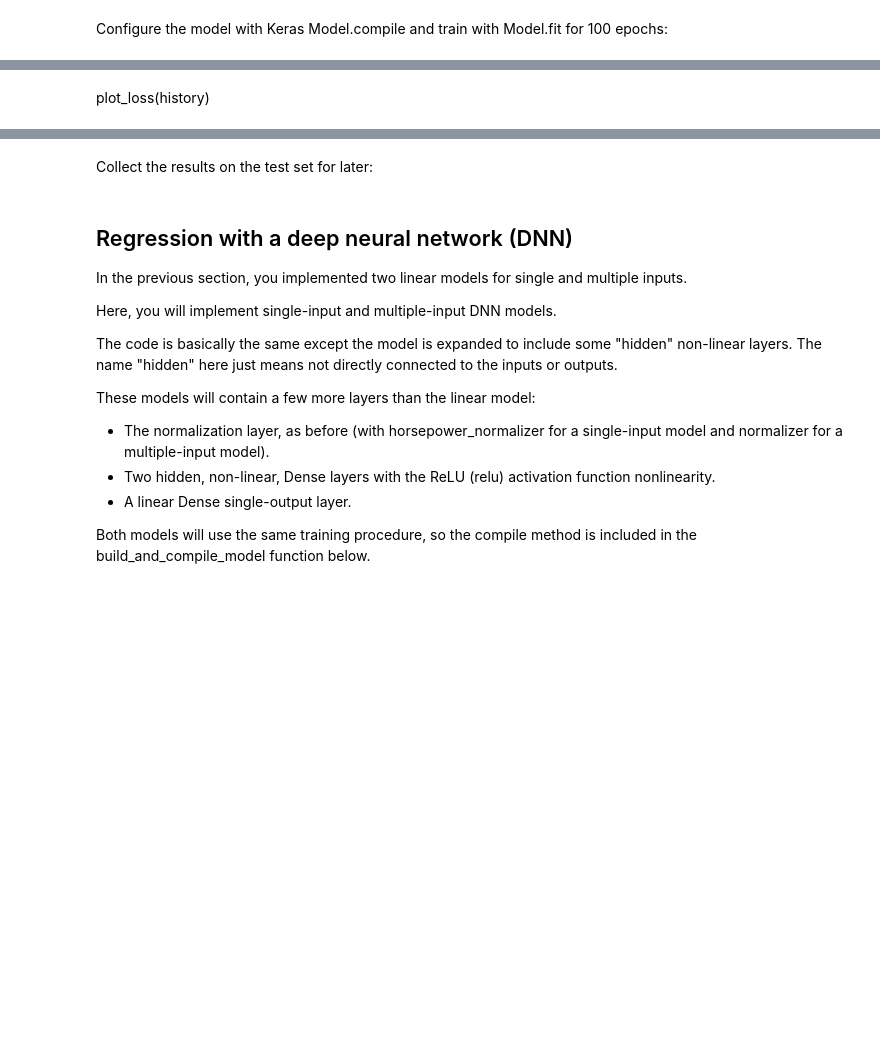
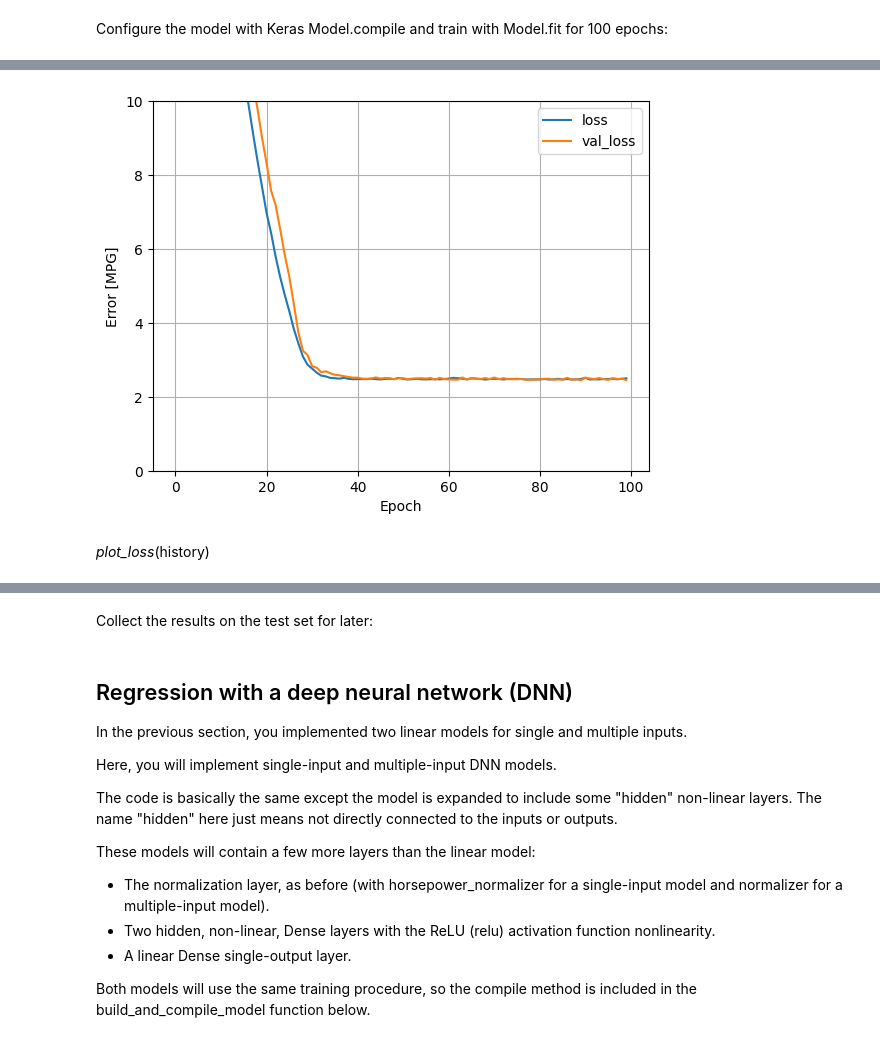
Before and after one commit to Oualidu/tensorflow-course-6-regression, a Jupyter notebook: TensorFlow_Course_6.ipynb, the cells around one changed output, grey strips where cells are left out. Saved outputs shown, nothing was run; the diff lists cells and outputs as text; code cells hidden in the pictures; blank space fills up the shorter version.

```diff
--- a/TensorFlow_Course_6.ipynb
+++ b/TensorFlow_Course_6.ipynb
@@ -421,5 +538,9 @@ Using all the inputs in this regression model achieves a much lower training and
+# %%
+plot_loss(history)
+# %% [output]
+[figure, added]
 # %% [markdown]
-plot_loss(history)
+*plot_loss*(history)
 # %% [markdown]
 ![reg_plot-4.png](attachment:6d656a95-975f-4d3b-b8d6-3b43646351cf.png)
 # %% [markdown]
```
Also changed, not shown: parts of 55 cells of this notebook.
